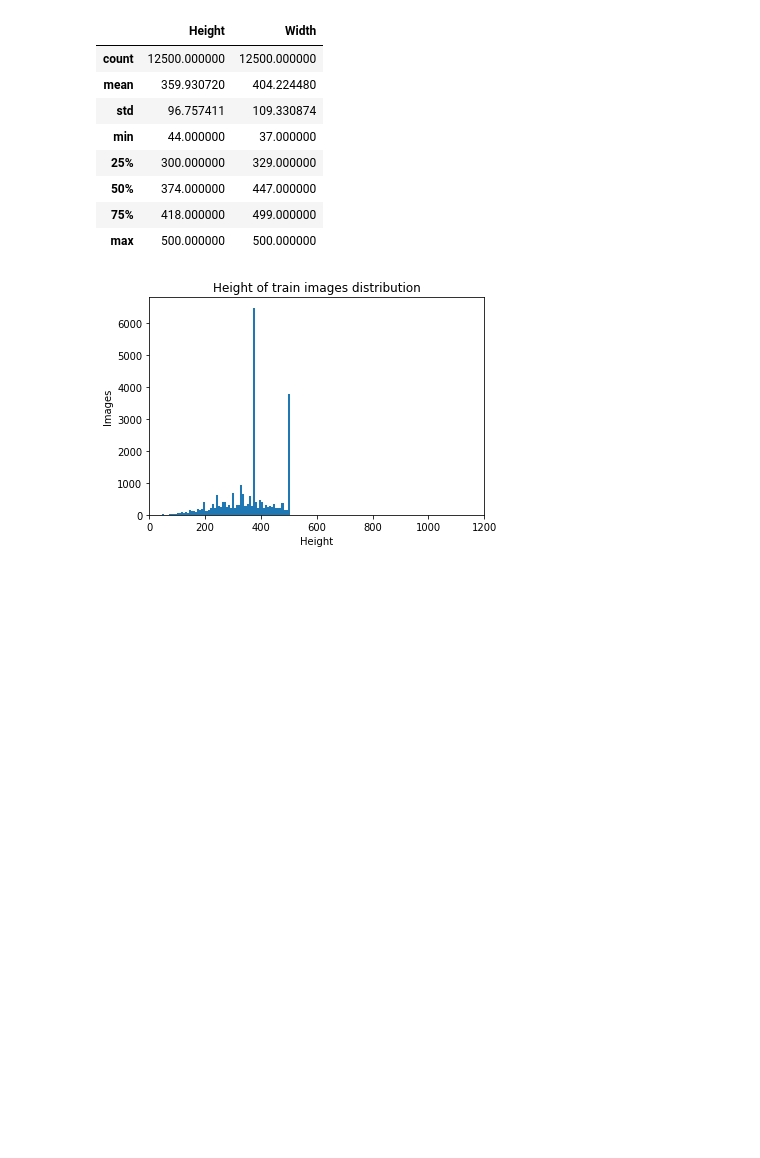
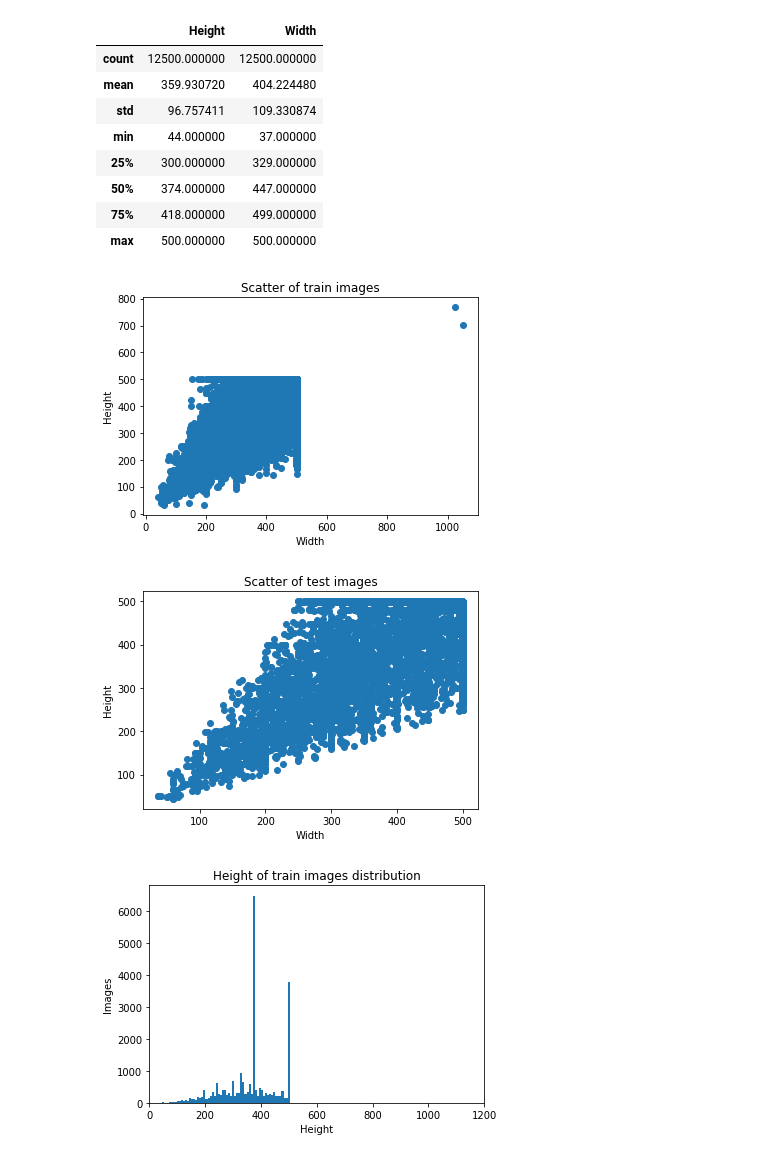
Before and after one commit to wanggk114/dogs-and-cats, a Jupyter notebook: visuals.ipynb, the cells around one changed output. Drawn from its saved outputs; the diff is of its cells as text; code cells hidden in the pictures; blank space fills up the shorter version.

Commit message:
update visuals

```diff
--- a/visuals.ipynb
+++ b/visuals.ipynb
@@ -50,6 +50,23 @@ display(df_test_shape.describe())
 | 50% | 374.000000 | 447.000000 |
 | 75% | 418.000000 | 499.000000 |
 | max | 500.000000 | 500.000000 |
+# %%
+#散点图
+def get_scatter(df, title):
+    fig = plt.figure()
+
+    plt.scatter(df["Width"],df["Height"])
+    plt.title("Scatter of {} images".format(title))
+    plt.xlabel('Width')
+    plt.ylabel('Height')
+    plt.savefig("{}_scatter.jpg".format(title))
+    plt.show()
+
+get_scatter(df_train_shape, 'train')
+get_scatter(df_test_shape, 'test')
+# %% [output]
+[figure, added]
+[figure, added]
 # %%
 def get_distribution(df, title):
     fig = plt.figure()
```
